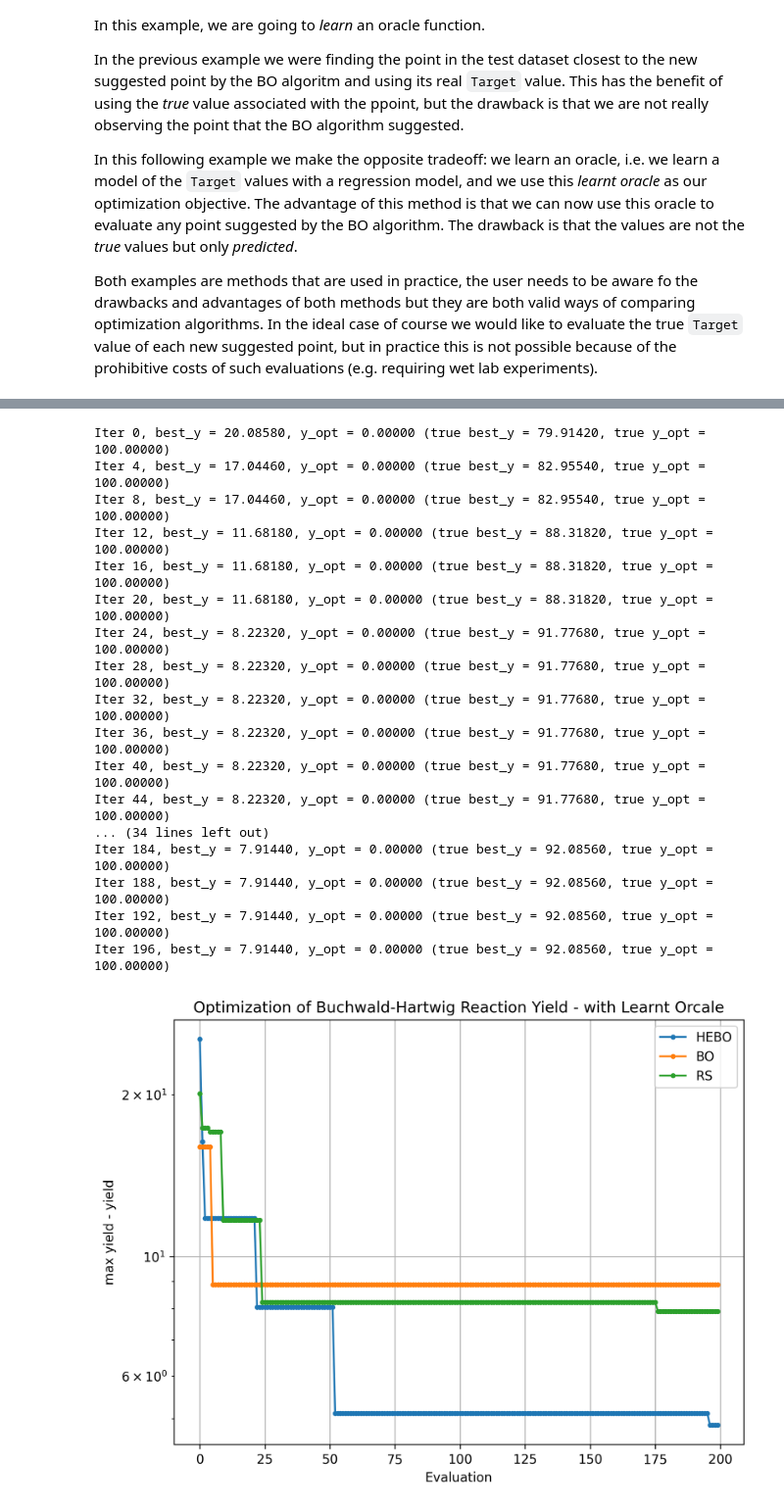
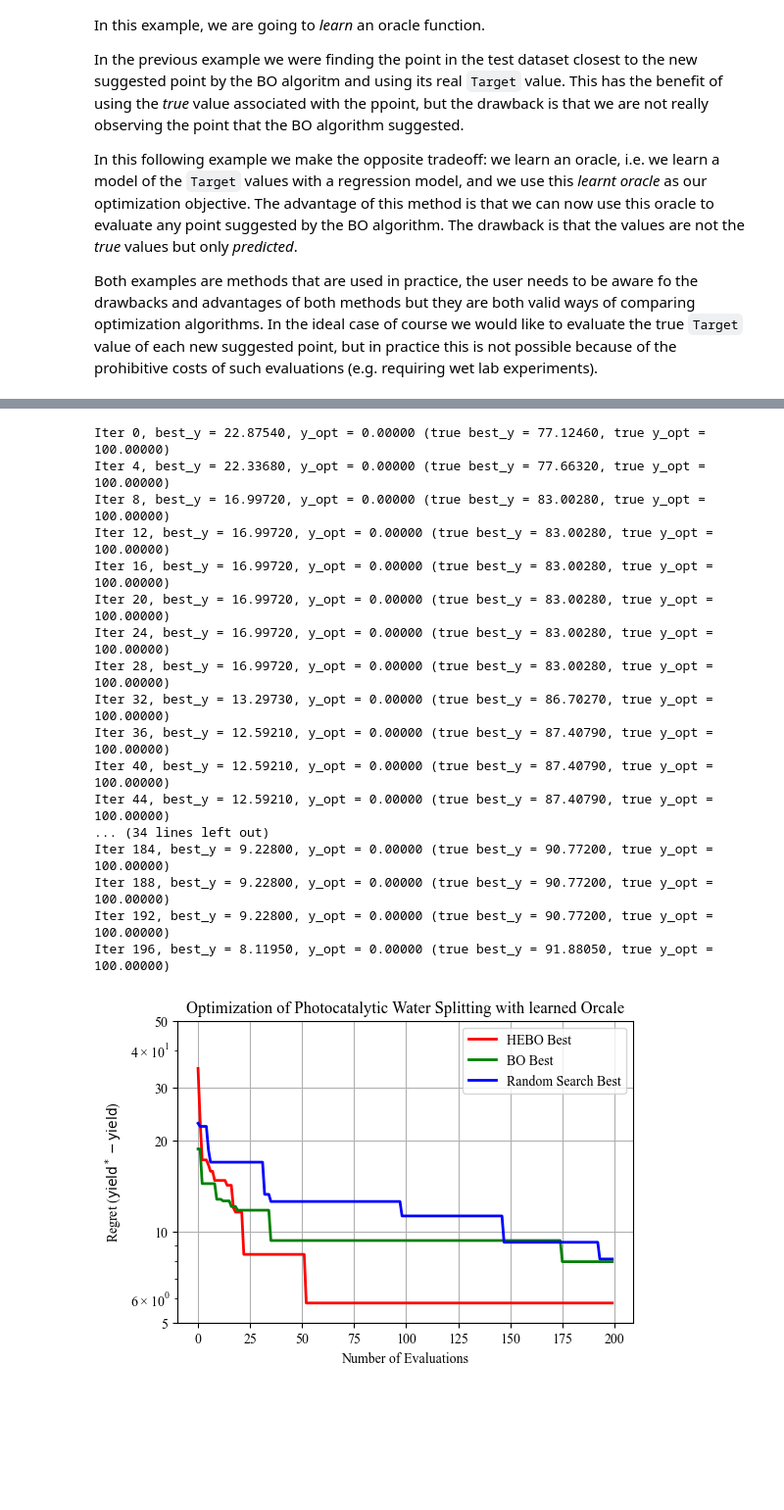
Before and after one commit to zwyu-ai/BO-Tutorial-for-Sci, a Jupyter notebook: BH/BO_Tutorial_BH.ipynb, the cells around one changed output, grey strips where cells are left out. Shown: that part at 98% size. Drawn from its saved outputs; the diff is of its cells as text; code cells hidden in the pictures; blank space fills up the shorter version.

```diff
--- a/BH/BO_Tutorial_BH.ipynb
+++ b/BH/BO_Tutorial_BH.ipynb
@@ -442,6 +261,6 @@ def construct_oracle(
     else:
         raise ValueError(f"Unsupported implementation: {impl}")
 # %%
-oracle = construct_oracle(data_path="dataset/BH_dataset.csv")
+oracle = construct_oracle(data_path="BH_dataset.csv")
 # %%
 hebo = HEBO(space, model_name='gp')
@@ -502,5 +319,5 @@ Iter 196, best_y = 8.86500, y_opt = 0.00000 (true best_y = 91.13500, true y_opt
 # %%
-rs_log = Y_train.flatten()
+rs_log = np.array([], dtype=float)
 for i in range(NUM_ITERATIONS):
     rec_x = space.sample(NUM_SUGGESTIONS_PER_ITERATION) # sample a new point from the search space
     rec_y = oracle(rec_x)
@@ -509,37 +326,35 @@ for i in range(NUM_ITERATIONS):
         print(f'Iter {i}, best_y = {rs_log.min():.5f}, y_opt = {Y_test.min():.5f} '
               f'(true best_y = {-(rs_log.min()-true_best_y):.5f}, true y_opt = {true_best_y:.5f})')
 # %% [output]
-Iter 0, best_y = 20.08580, y_opt = 0.00000 (true best_y = 79.91420, true y_opt = 100.00000)
-Iter 4, best_y = 17.04460, y_opt = 0.00000 (true best_y = 82.95540, true y_opt = 100.00000)
-Iter 8, best_y = 17.04460, y_opt = 0.00000 (true best_y = 82.95540, true y_opt = 100.00000)
-Iter 12, best_y = 11.68180, y_opt = 0.00000 (true best_y = 88.31820, true y_opt = 100.00000)
-Iter 16, best_y = 11.68180, y_opt = 0.00000 (true best_y = 88.31820, true y_opt = 100.00000)
-Iter 20, best_y = 11.68180, y_opt = 0.00000 (true best_y = 88.31820, true y_opt = 100.00000)
-Iter 24, best_y = 8.22320, y_opt = 0.00000 (true best_y = 91.77680, true y_opt = 100.00000)
-Iter 28, best_y = 8.22320, y_opt = 0.00000 (true best_y = 91.77680, true y_opt = 100.00000)
-Iter 32, best_y = 8.22320, y_opt = 0.00000 (true best_y = 91.77680, true y_opt = 100.00000)
-Iter 36, best_y = 8.22320, y_opt = 0.00000 (true best_y = 91.77680, true y_opt = 100.00000)
-Iter 40, best_y = 8.22320, y_opt = 0.00000 (true best_y = 91.77680, true y_opt = 100.00000)
-Iter 44, best_y = 8.22320, y_opt = 0.00000 (true best_y = 91.77680, true y_opt = 100.00000)
+Iter 0, best_y = 22.87540, y_opt = 0.00000 (true best_y = 77.12460, true y_opt = 100.00000)
+Iter 4, best_y = 22.33680, y_opt = 0.00000 (true best_y = 77.66320, true y_opt = 100.00000)
+Iter 8, best_y = 16.99720, y_opt = 0.00000 (true best_y = 83.00280, true y_opt = 100.00000)
+Iter 12, best_y = 16.99720, y_opt = 0.00000 (true best_y = 83.00280, true y_opt = 100.00000)
+Iter 16, best_y = 16.99720, y_opt = 0.00000 (true best_y = 83.00280, true y_opt = 100.00000)
+Iter 20, best_y = 16.99720, y_opt = 0.00000 (true best_y = 83.00280, true y_opt = 100.00000)
+Iter 24, best_y = 16.99720, y_opt = 0.00000 (true best_y = 83.00280, true y_opt = 100.00000)
+Iter 28, best_y = 16.99720, y_opt = 0.00000 (true best_y = 83.00280, true y_opt = 100.00000)
+Iter 32, best_y = 13.29730, y_opt = 0.00000 (true best_y = 86.70270, true y_opt = 100.00000)
+Iter 36, best_y = 12.59210, y_opt = 0.00000 (true best_y = 87.40790, true y_opt = 100.00000)
+Iter 40, best_y = 12.59210, y_opt = 0.00000 (true best_y = 87.40790, true y_opt = 100.00000)
+Iter 44, best_y = 12.59210, y_opt = 0.00000 (true best_y = 87.40790, true y_opt = 100.00000)
 ... (34 lines left out)
-Iter 184, best_y = 7.91440, y_opt = 0.00000 (true best_y = 92.08560, true y_opt = 100.00000)
-Iter 188, best_y = 7.91440, y_opt = 0.00000 (true best_y = 92.08560, true y_opt = 100.00000)
-Iter 192, best_y = 7.91440, y_opt = 0.00000 (true best_y = 92.08560, true y_opt = 100.00000)
-Iter 196, best_y = 7.91440, y_opt = 0.00000 (true best_y = 92.08560, true y_opt = 100.00000)
+Iter 184, best_y = 9.22800, y_opt = 0.00000 (true best_y = 90.77200, true y_opt = 100.00000)
+Iter 188, best_y = 9.22800, y_opt = 0.00000 (true best_y = 90.77200, true y_opt = 100.00000)
+Iter 192, best_y = 9.22800, y_opt = 0.00000 (true best_y = 90.77200, true y_opt = 100.00000)
+Iter 196, best_y = 8.11950, y_opt = 0.00000 (true best_y = 91.88050, true y_opt = 100.00000)
-# %%
-conv_hebo = np.minimum.accumulate(hebo.y)
-conv_bo = np.minimum.accumulate(bo.y)
-conv_rs = np.minimum.accumulate(rs_log)
-
-plt.figure(figsize = (8,6), dpi=300)
-plt.semilogy(conv_hebo[len(X_train):], '.-', label = 'HEBO')
-plt.semilogy(conv_bo[len(X_train):], '.-', label = 'BO')
-plt.semilogy(conv_rs[len(X_train):], '.-', label = 'RS')
-plt.xlabel('Evaluation')
-plt.ylabel('max yield - yield')
-plt.legend()
-plt.grid()
-plt.title("Optimization of Buchwald-Hartwig Reaction Yield - with Learnt Orcale")
-plt.show()
-# %% [output]
-[figure, removed]
+# %%
+plt.figure(figsize = (6, 4))
+plot_y_curve(hebo.y, label='HEBO', color='red', recover_y=False, plot_iter=False)
+plot_y_curve(bo.y, label='BO', color='green', recover_y=False, plot_iter=False)
+plot_y_curve(rs_log, label='Random Search', color='blue', recover_y=False, plot_iter=False)
+plt.xlabel('Number of Evaluations')
+plt.ylabel('Regret ($\mathrm{yield}^* - \mathrm{yield}$)')
+plt.yticks([5, 10, 20, 30, 50], labels=['5', '10', '20', '30', '50'])
+plt.legend(loc='upper right')
+plt.grid()
+plt.title("Optimization of Photocatalytic Water Splitting with learned Orcale")
+plt.savefig("plot_BH_learned.pdf", dpi=300)
+plt.show()
+# %% [output]
+[figure, added]
```
Also changed, not shown: parts of 35 cells of this notebook, 4 other files.
